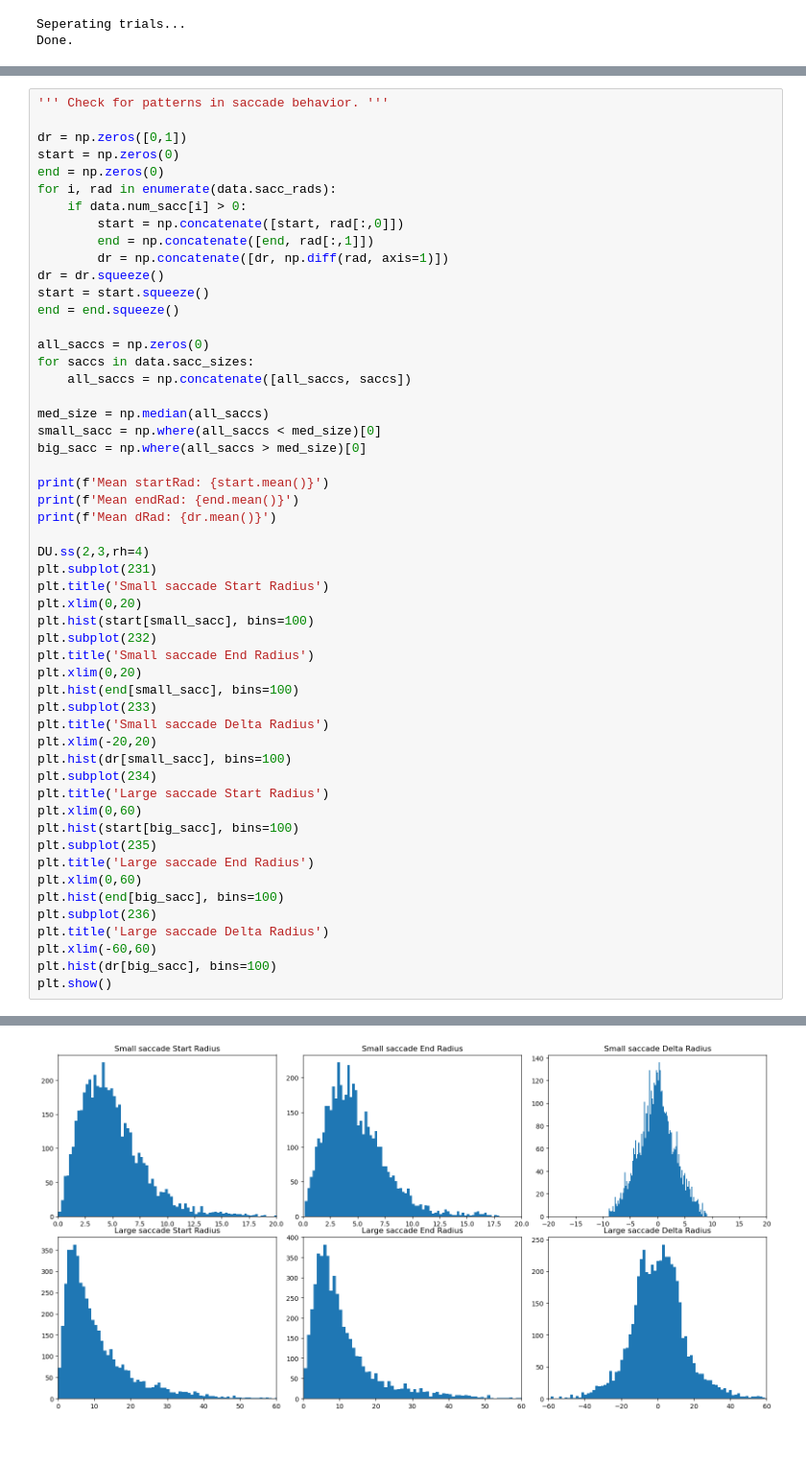
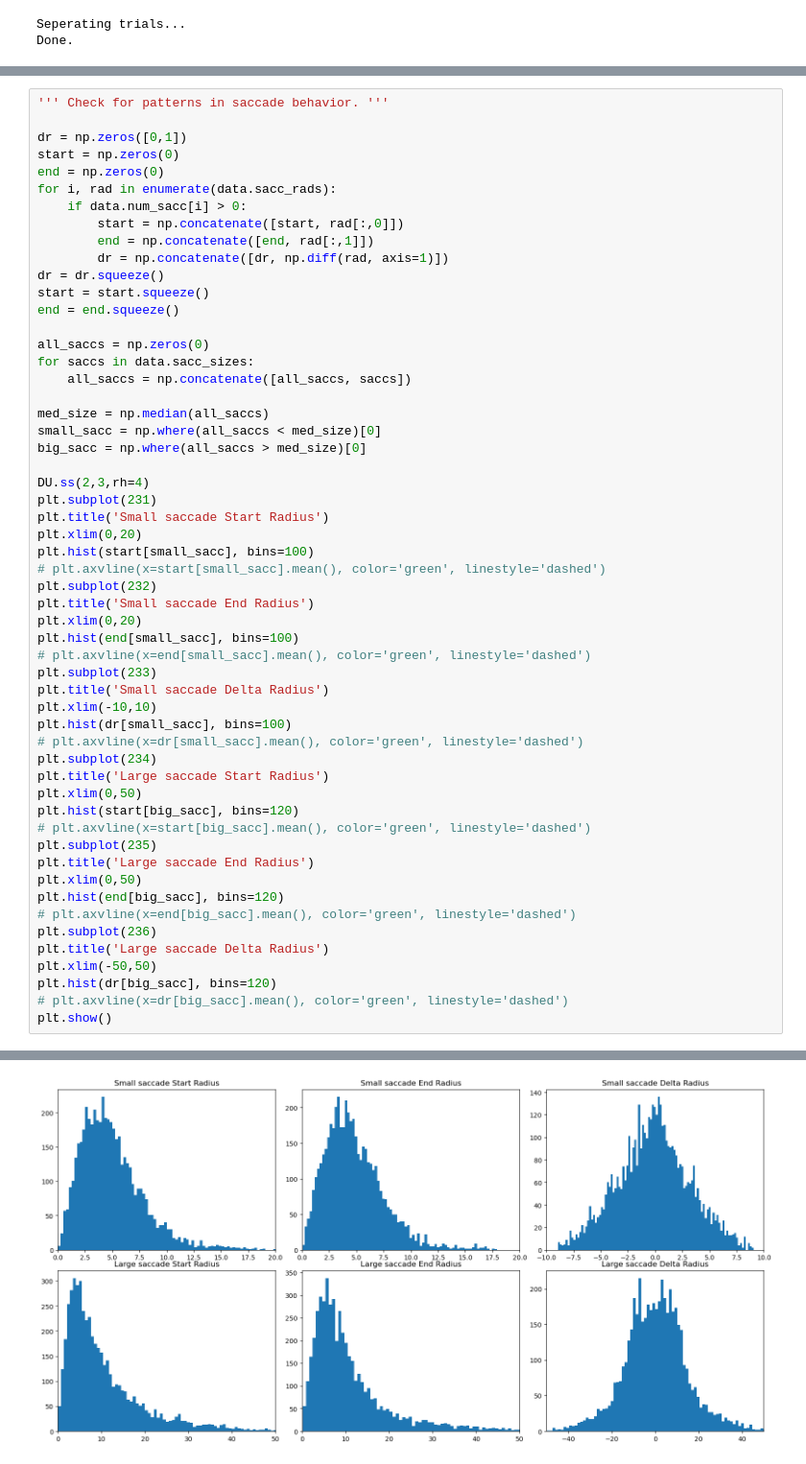
Before and after one commit to ethan-lott/eye-tracking, a Jupyter notebook: ddpi-utils-runner.ipynb, the cells around one changed output, grey strips where cells are left out. Shown at 96% size. Cells and saved outputs as stored; diff of their text form.

```diff
--- a/ddpi-utils-runner.ipynb
+++ b/ddpi-utils-runner.ipynb
@@ -65,34 +63,36 @@ med_size = np.median(all_saccs)
 small_sacc = np.where(all_saccs < med_size)[0]
 big_sacc = np.where(all_saccs > med_size)[0]
 
-print(f'Mean startRad: {start.mean()}')
-print(f'Mean endRad: {end.mean()}')
-print(f'Mean dRad: {dr.mean()}')
-
 DU.ss(2,3,rh=4)
 plt.subplot(231)
 plt.title('Small saccade Start Radius')
 plt.xlim(0,20)
 plt.hist(start[small_sacc], bins=100)
+# plt.axvline(x=start[small_sacc].mean(), color='green', linestyle='dashed')
 plt.subplot(232)
 plt.title('Small saccade End Radius')
 plt.xlim(0,20)
 plt.hist(end[small_sacc], bins=100)
+# plt.axvline(x=end[small_sacc].mean(), color='green', linestyle='dashed')
 plt.subplot(233)
 plt.title('Small saccade Delta Radius')
-plt.xlim(-20,20)
+plt.xlim(-10,10)
 plt.hist(dr[small_sacc], bins=100)
+# plt.axvline(x=dr[small_sacc].mean(), color='green', linestyle='dashed')
 plt.subplot(234)
 plt.title('Large saccade Start Radius')
-plt.xlim(0,60)
-plt.hist(start[big_sacc], bins=100)
+plt.xlim(0,50)
+plt.hist(start[big_sacc], bins=120)
+# plt.axvline(x=start[big_sacc].mean(), color='green', linestyle='dashed')
 plt.subplot(235)
 plt.title('Large saccade End Radius')
-plt.xlim(0,60)
-plt.hist(end[big_sacc], bins=100)
+plt.xlim(0,50)
+plt.hist(end[big_sacc], bins=120)
+# plt.axvline(x=end[big_sacc].mean(), color='green', linestyle='dashed')
 plt.subplot(236)
 plt.title('Large saccade Delta Radius')
-plt.xlim(-60,60)
-plt.hist(dr[big_sacc], bins=100)
+plt.xlim(-50,50)
+plt.hist(dr[big_sacc], bins=120)
+# plt.axvline(x=dr[big_sacc].mean(), color='green', linestyle='dashed')
 plt.show()
 # %% [output]
@@ -102,2 +99,2 @@ Mean dRad: 0.13008597901589972
-[figure, old version]
+[figure, new version]
 # %%
```
Also changed, not shown: parts of 24 cells of this notebook, 3 other files.
